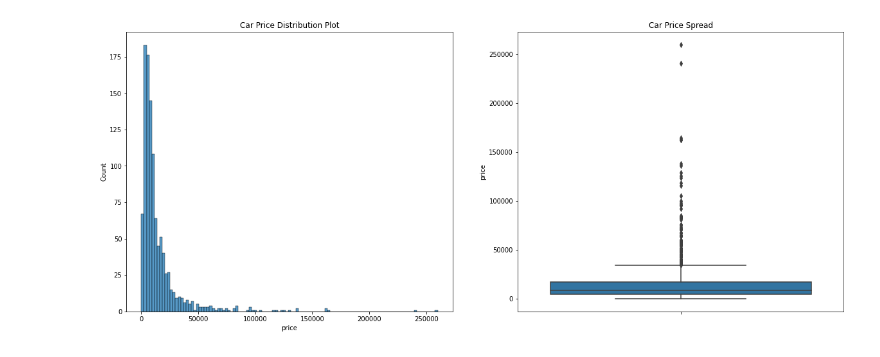
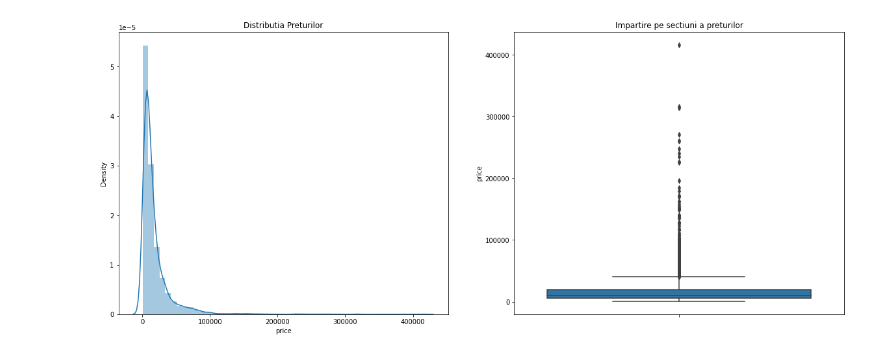
Before and after one commit to C1PR14N055/motors_ai, a Jupyter notebook: notebooks/Data Visualization.ipynb, the cells around one changed output. Saved outputs shown, nothing was run; the diff lists cells and outputs as text; code cells hidden in the pictures.

```diff
--- a/notebooks/Data Visualization.ipynb
+++ b/notebooks/Data Visualization.ipynb
@@ -120,0 +143,8 @@ df.describe()
+# %%
+brand = df['title'].apply(lambda x : x.split(' ')[0])
+# model = df['title'].apply(lambda x : x.split(' ')[1])
+df.insert(3, "brand", brand)
+# df.insert(3, "model", model)
+# drop title on axis columns, replace in place dont return copy
+df.drop(['title'], axis=1, inplace=True)
+df.head()
@@ -121,18 +169,14 @@ df.describe()
 # %%
-%matplotlib inline
-import matplotlib.pyplot as plt
-import seaborn as sea
-
 plt.figure(figsize=(20, 8))
 
 plt.subplot(1, 2, 1)
-plt.title('Car Price Distribution Plot')
-sea.histplot(df['price'])
+plt.title('Distributia Preturilor')
+sea.distplot(df['price'])
 
 plt.subplot(1, 2, 2)
-plt.title('Car Price Spread')
+plt.title('Impartire pe sectiuni a preturilor')
 sea.boxplot(y=df['price'])
 
 plt.show()
 # %% [output]
-[figure, old version]
+[figure, new version]
```
Also changed, not shown: parts of 23 cells of this notebook, 10 other files.
